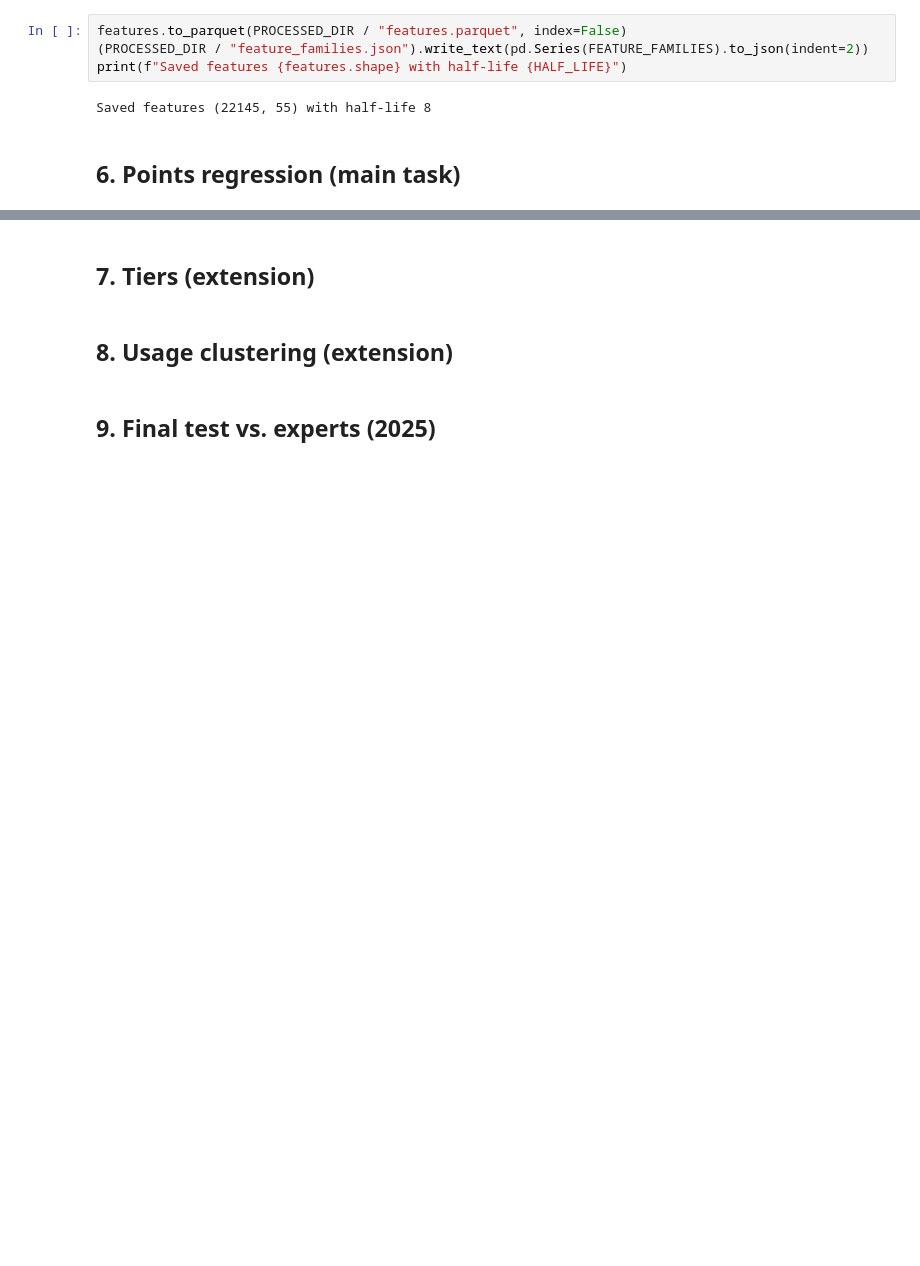
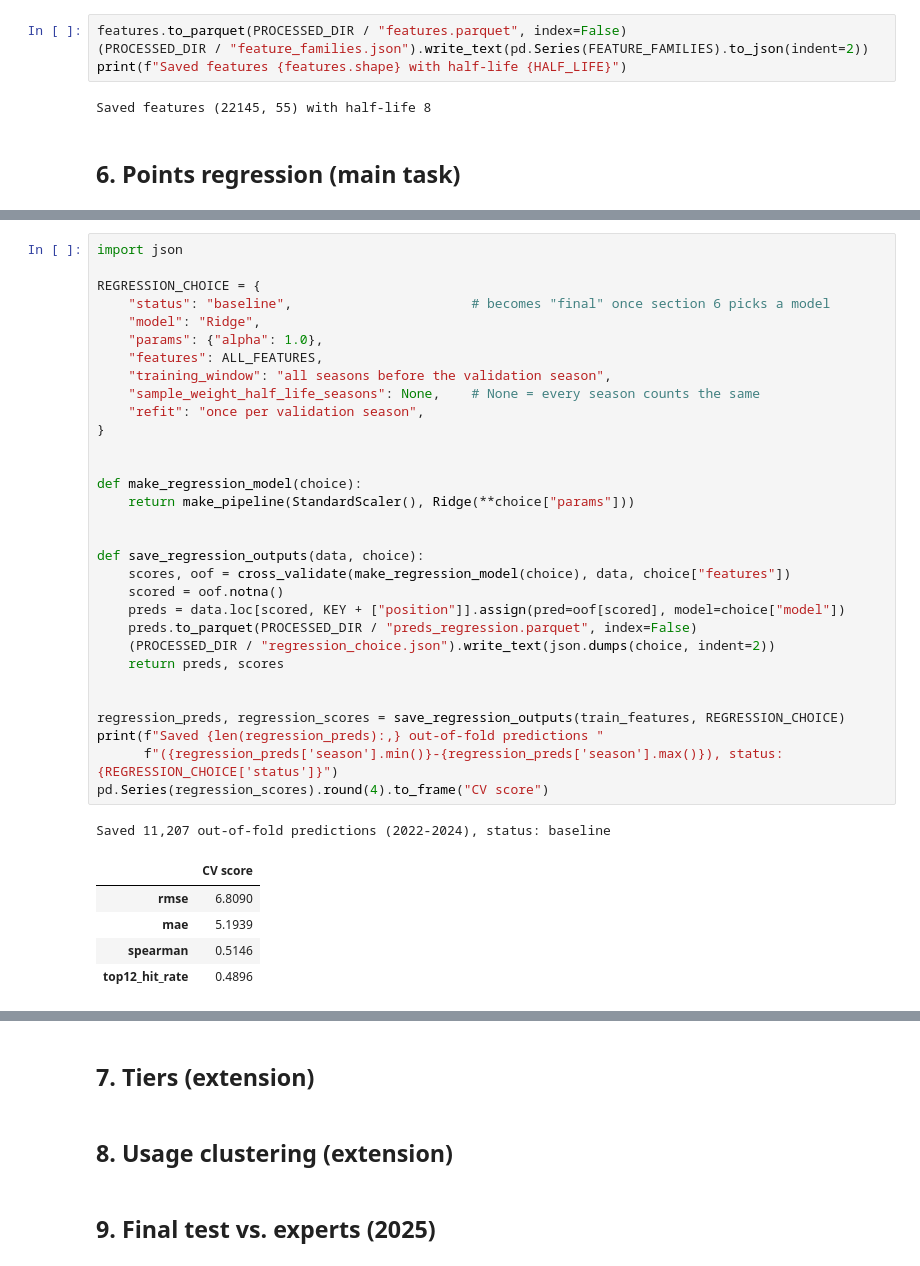
Before and after one commit to HashaRock/CS363M_FFBall_Project, a Jupyter notebook: fantasy_football_rankings.ipynb, the cells around one changed output, grey strips where cells are left out. Saved outputs shown, nothing was run; the diff lists cells and outputs as text; blank space fills up the shorter version.

Commit message:
Publish Ridge baseline for later phases

```diff
--- a/fantasy_football_rankings.ipynb
+++ b/fantasy_football_rankings.ipynb
@@ -921,0 +929,38 @@ Saved features (22145, 55) with half-life 8
+# %%
+import json
+
+REGRESSION_CHOICE = {
+    "status": "baseline",                       # becomes "final" once section 6 picks a model
+    "model": "Ridge",
+    "params": {"alpha": 1.0},
+    "features": ALL_FEATURES,
+    "training_window": "all seasons before the validation season",
+    "sample_weight_half_life_seasons": None,    # None = every season counts the same
+    "refit": "once per validation season",
+}
+
+
+def make_regression_model(choice):
+    return make_pipeline(StandardScaler(), Ridge(**choice["params"]))
+
+
+def save_regression_outputs(data, choice):
+    scores, oof = cross_validate(make_regression_model(choice), data, choice["features"])
+    scored = oof.notna()
+    preds = data.loc[scored, KEY + ["position"]].assign(pred=oof[scored], model=choice["model"])
+    preds.to_parquet(PROCESSED_DIR / "preds_regression.parquet", index=False)
+    (PROCESSED_DIR / "regression_choice.json").write_text(json.dumps(choice, indent=2))
+    return preds, scores
+
+
+regression_preds, regression_scores = save_regression_outputs(train_features, REGRESSION_CHOICE)
+print(f"Saved {len(regression_preds):,} out-of-fold predictions "
+      f"({regression_preds['season'].min()}-{regression_preds['season'].max()}), status: {REGRESSION_CHOICE['status']}")
+pd.Series(regression_scores).round(4).to_frame("CV score")
+# %% [output]
+Saved 11,207 out-of-fold predictions (2022-2024), status: baseline
+|  | CV score |
+| rmse | 6.8090 |
+| mae | 5.1939 |
+| spearman | 0.5146 |
+| top12_hit_rate | 0.4896 |
```
Also changed, not shown: parts of 2 cells of this notebook.
